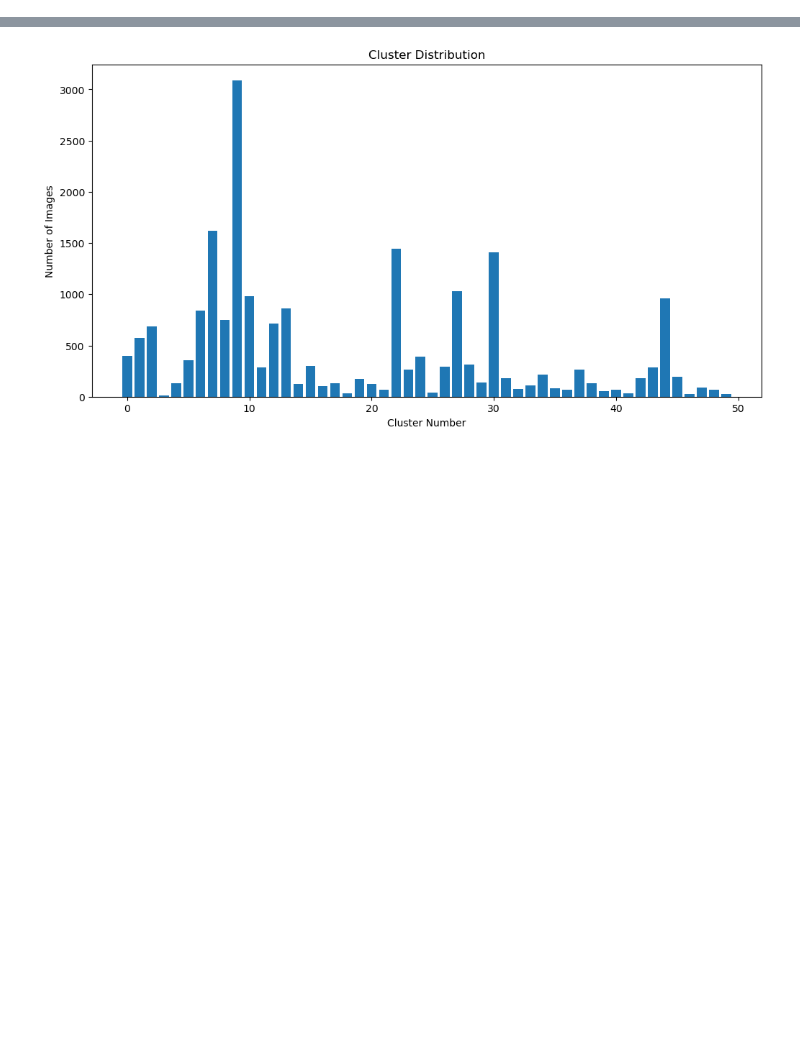
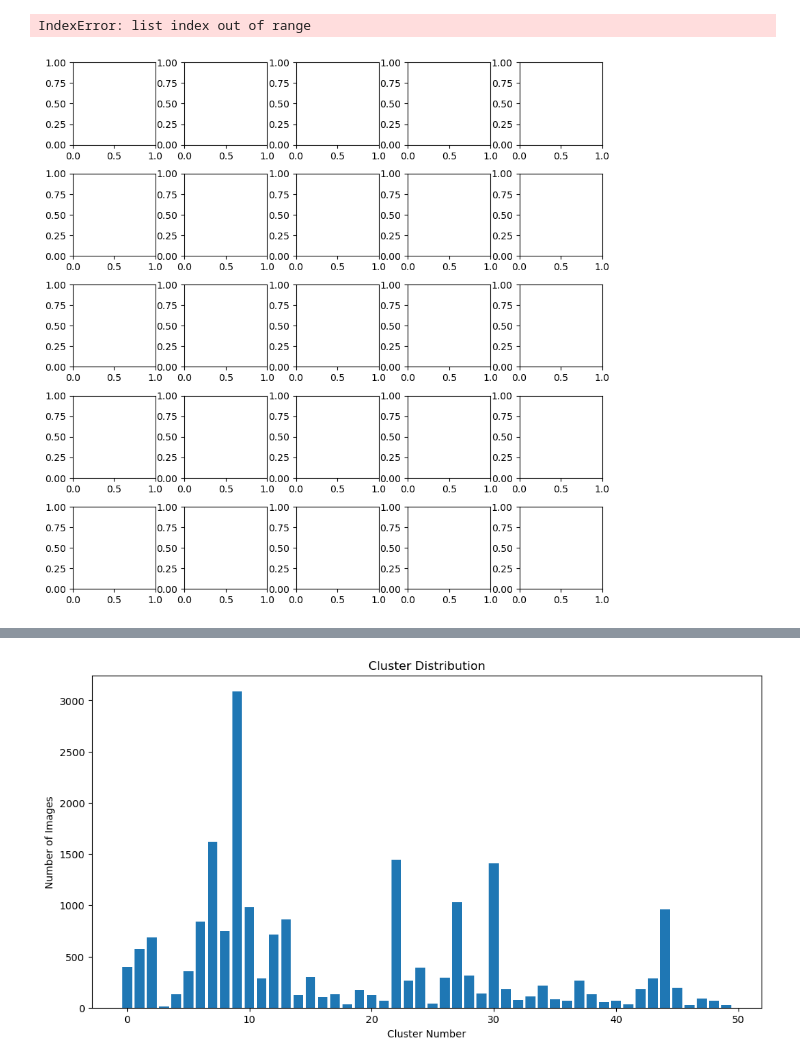
Before and after one commit to JuanesLamilla/TemporalClusterNet, a Jupyter notebook: subspace_testing.ipynb, the cells around one changed output, grey strips where cells are left out. Drawn from its saved outputs; the diff is of its cells as text; code cells hidden in the pictures; blank space fills up the shorter version.

```diff
--- a/subspace_testing.ipynb
+++ b/subspace_testing.ipynb
@@ -113,0 +140,33 @@ array([12, 38, 37,  3, 27, 31, 31, 40, 23, 24,  8, 33,  6,  6, 34, 22, 35,
+# %%
+# Split the sampled_data and sampled_labels into training and testing sets
+X_full, X_test, y_full, y_test = train_test_split(sampled_data, sampled_labels, test_size=0.2, random_state=tegu_200_eloisa._seed)
+
+# Create validation set from the training set
+X_train, X_val, y_train, y_val = train_test_split(X_full, y_full, test_size=0.25, random_state=tegu_200_eloisa._seed)
+
+xgb_clf = XGBClassifier(random_state=tegu_200_eloisa._seed,
+                        early_stopping_rounds=10,
+                        eval_metric='mlogloss',
+                        device='cuda')
+
+# Define the search space
+search_spaces = {
+    'n_estimators': Integer(100, 500),  # Reduced upper limit
+    'learning_rate': Real(0.01, 0.3, 'log-uniform'),  # Reduced upper limit
+    'max_depth': Integer(1, 6),  # Reduced upper limit
+    'subsample': Real(0.5, 1.0, 'uniform'),  # Reduced lower limit
+    'colsample_bytree': Real(0.5, 1.0, 'uniform')  # Reduced lower limit
+}
+
+# Set up the BayesSearchCV object
+opt = BayesSearchCV(estimator=xgb_clf,
+                    search_spaces=search_spaces,
+                    n_iter=5,
+                    cv=5,
+                    n_jobs=-1,
+                    random_state=tegu_200_eloisa._seed,
+                    scoring='accuracy')
+
+deadline = DeadlineStopper(total_time=60*60*12) # 18 hours
+
+checkpoint_saver = CheckpointSaver("xgb_optimization_checkpoint.pkl")
@@ -113,0 +242,6 @@ array([12, 38, 37,  3, 27, 31, 31, 40, 23, 24,  8, 33,  6,  6, 34, 22, 35,
+# %%
+# Plot the BayesSearchCV results
+plot_objective(opt.optimizer_results_[0], dimensions=['n_estimators', 'learning_rate', 'max_depth', 'subsample', 'colsample_bytree'])
+# %% [output]
+IndexError: list index out of range
+[figure, added]
```
Also changed, not shown: parts of 18 cells of this notebook.
